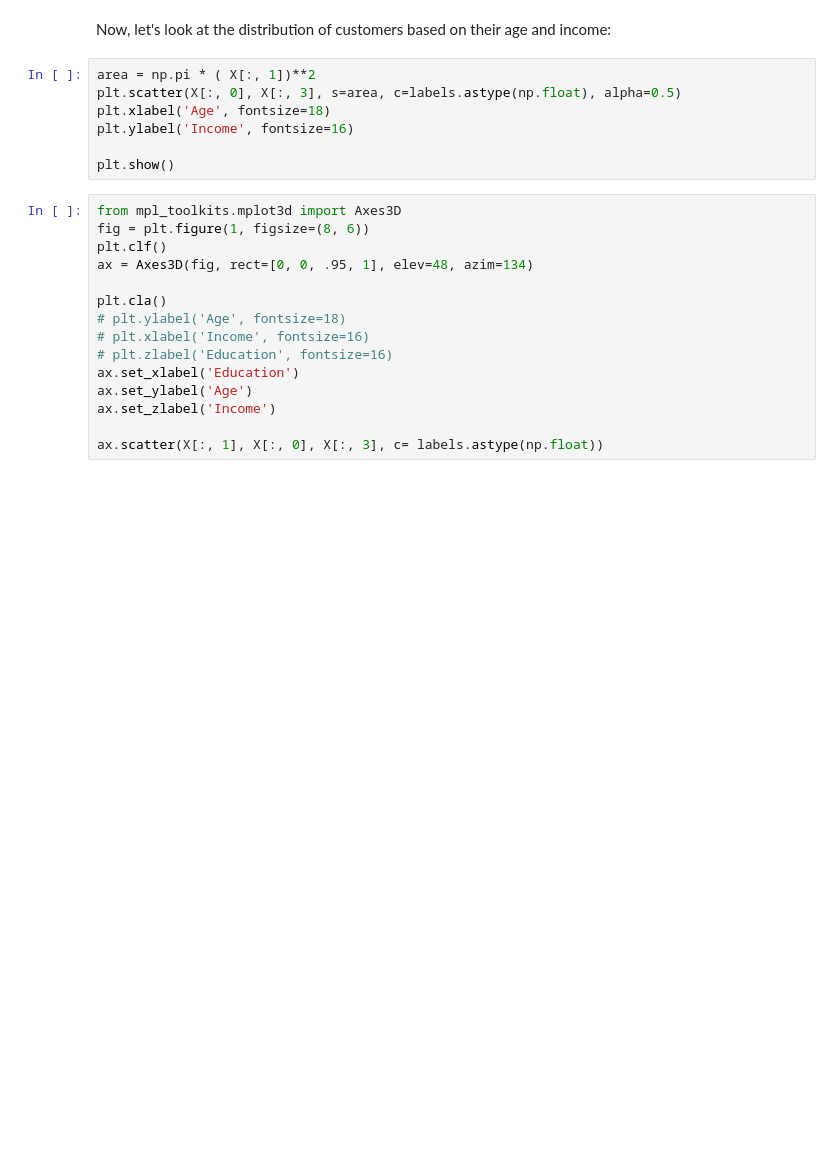
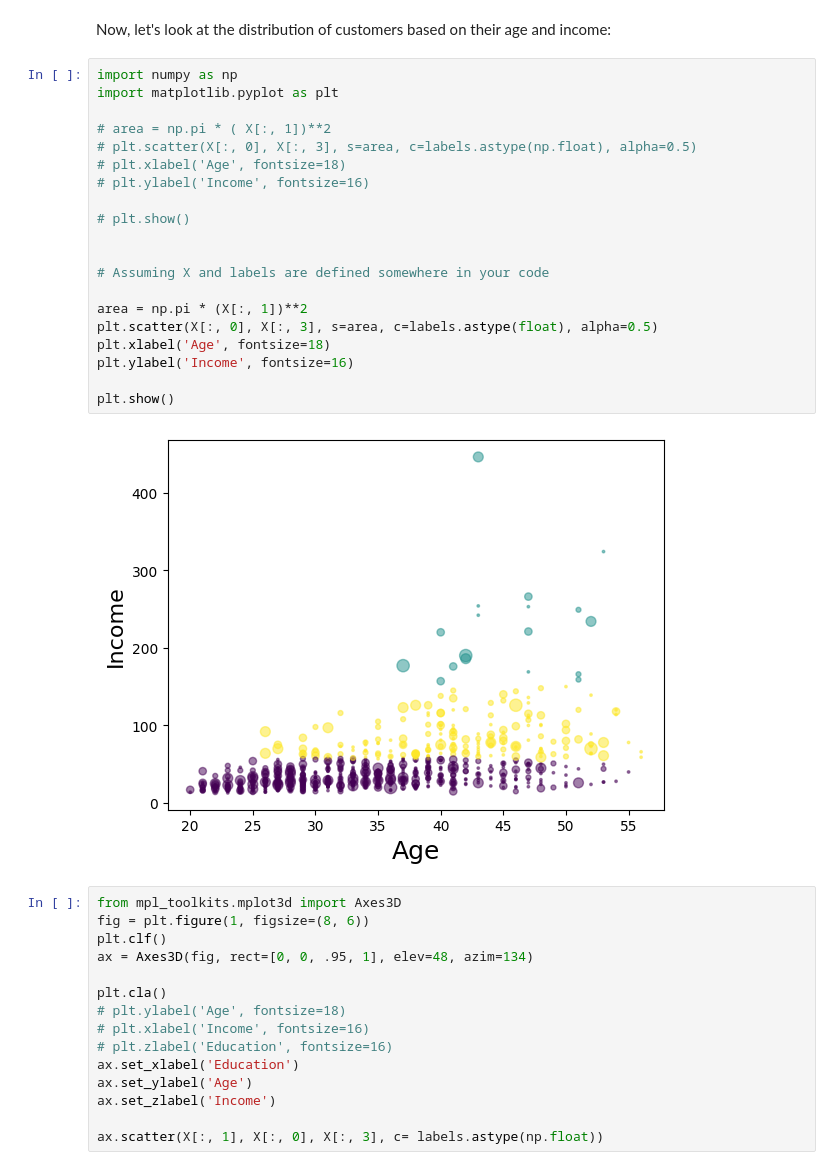
Before and after one commit to aymanejaz/Machine-Learning-With-Python, a Jupyter notebook: k-Means Clustering/Clus-K-Means-Customer-Seg.ipynb, the cells around one changed output. Drawn from its saved outputs; the diff is of its cells as text; blank space fills up the shorter version.

```diff
--- a/k-Means Clustering/Clus-K-Means-Customer-Seg.ipynb
+++ b/k-Means Clustering/Clus-K-Means-Customer-Seg.ipynb
@@ -282,12 +353,27 @@ df.groupby('Clus_km').mean()
 # %% [markdown]
 Now, let's look at the distribution of customers based on their age and income:
 # %%
-area = np.pi * ( X[:, 1])**2
-plt.scatter(X[:, 0], X[:, 3], s=area, c=labels.astype(np.float), alpha=0.5)
+import numpy as np
+import matplotlib.pyplot as plt
+
+# area = np.pi * ( X[:, 1])**2
+# plt.scatter(X[:, 0], X[:, 3], s=area, c=labels.astype(np.float), alpha=0.5)
+# plt.xlabel('Age', fontsize=18)
+# plt.ylabel('Income', fontsize=16)
+
+# plt.show()
+
+
+# Assuming X and labels are defined somewhere in your code
+
+area = np.pi * (X[:, 1])**2
+plt.scatter(X[:, 0], X[:, 3], s=area, c=labels.astype(float), alpha=0.5)
 plt.xlabel('Age', fontsize=18)
 plt.ylabel('Income', fontsize=16)
 
 plt.show()
+# %% [output]
+[figure, added]
 # %%
 from mpl_toolkits.mplot3d import Axes3D
 fig = plt.figure(1, figsize=(8, 6))
```
Also changed, not shown: parts of 10 cells of this notebook.
